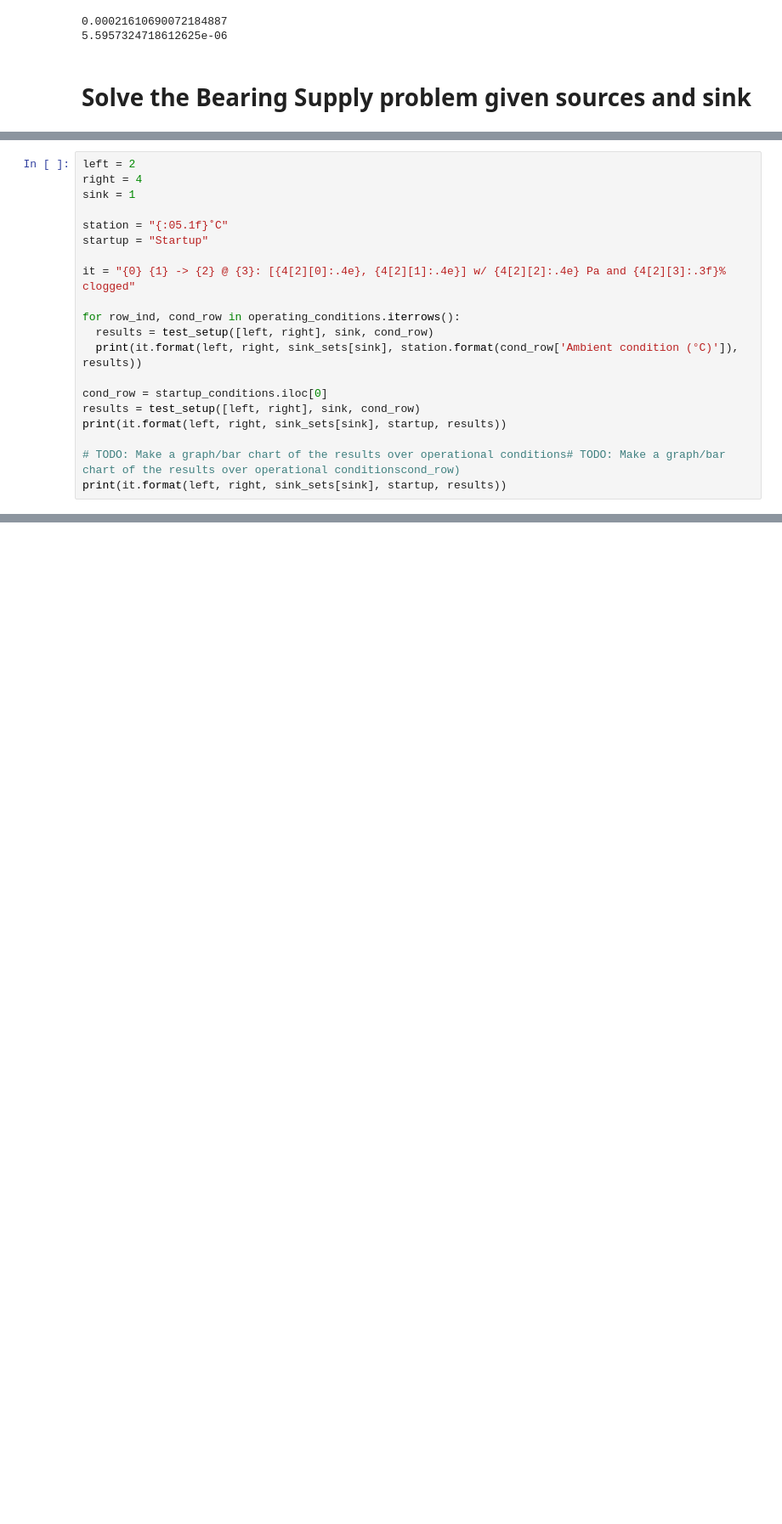
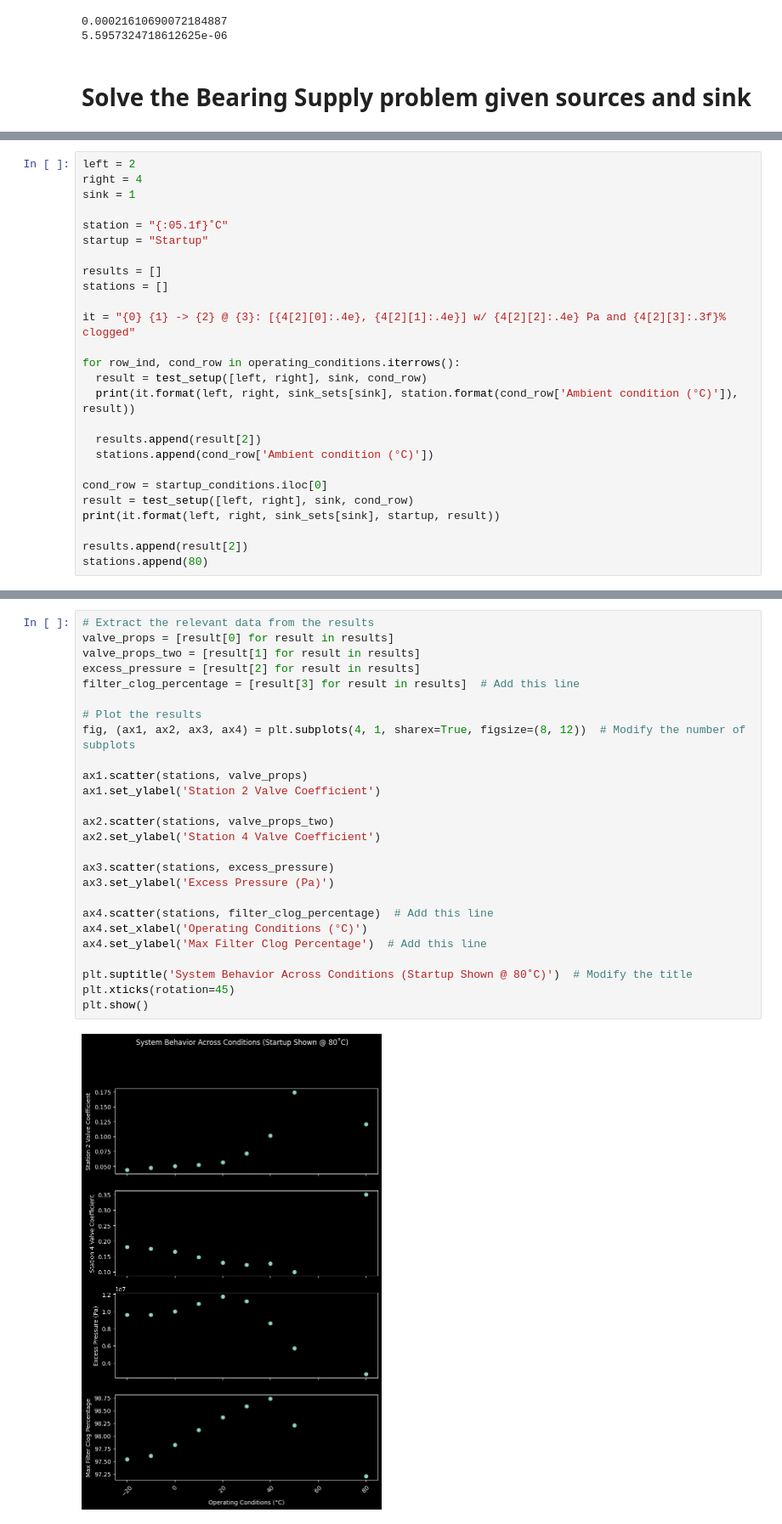
Before and after one commit to Willmac16/DFTS-Team-Seven, a Jupyter notebook: Project1.ipynb, the cells around one changed output, grey strips where cells are left out. Shown: that part at 85% size. Cells and saved outputs as stored; diff of their text form; blank space fills up the shorter version.

Commit message:
Add Plots Across Conditions

```diff
--- a/Project1.ipynb
+++ b/Project1.ipynb
@@ -524,16 +526,22 @@ sink = 1
 station = "{:05.1f}˚C"
 startup = "Startup"
 
+results = []
+stations = []
+
 it = "{0} {1} -> {2} @ {3}: [{4[2][0]:.4e}, {4[2][1]:.4e}] w/ {4[2][2]:.4e} Pa and {4[2][3]:.3f}% clogged"
 
 for row_ind, cond_row in operating_conditions.iterrows():
-  results = test_setup([left, right], sink, cond_row)
-  print(it.format(left, right, sink_sets[sink], station.format(cond_row['Ambient condition (°C)']), results))
+  result = test_setup([left, right], sink, cond_row)
+  print(it.format(left, right, sink_sets[sink], station.format(cond_row['Ambient condition (°C)']), result))
+
+  results.append(result[2])
+  stations.append(cond_row['Ambient condition (°C)'])
 
 cond_row = startup_conditions.iloc[0]
-results = test_setup([left, right], sink, cond_row)
-print(it.format(left, right, sink_sets[sink], startup, results))
+result = test_setup([left, right], sink, cond_row)
+print(it.format(left, right, sink_sets[sink], startup, result))
 
-# TODO: Make a graph/bar chart of the results over operational conditions# TODO: Make a graph/bar chart of the results over operational conditionscond_row)
-print(it.format(left, right, sink_sets[sink], startup, results))
+results.append(result[2])
+stations.append(80)
 # %% [output]
@@ -552,0 +558,28 @@ Executing <Task pending name='Task-3' coro=<Kernel.dispatch_queue() running at /
+# %%
+# Extract the relevant data from the results
+valve_props = [result[0] for result in results]
+valve_props_two = [result[1] for result in results]
+excess_pressure = [result[2] for result in results]
+filter_clog_percentage = [result[3] for result in results]  # Add this line
+
+# Plot the results
+fig, (ax1, ax2, ax3, ax4) = plt.subplots(4, 1, sharex=True, figsize=(8, 12))  # Modify the number of subplots
+
+ax1.scatter(stations, valve_props)
+ax1.set_ylabel('Station 2 Valve Coefficient')
+
+ax2.scatter(stations, valve_props_two)
+ax2.set_ylabel('Station 4 Valve Coefficient')
+
+ax3.scatter(stations, excess_pressure)
+ax3.set_ylabel('Excess Pressure (Pa)')
+
+ax4.scatter(stations, filter_clog_percentage)  # Add this line
+ax4.set_xlabel('Operating Conditions (°C)')
+ax4.set_ylabel('Max Filter Clog Percentage')  # Add this line
+
+plt.suptitle('System Behavior Across Conditions (Startup Shown @ 80˚C)')  # Modify the title
+plt.xticks(rotation=45)
+plt.show()
+# %% [output]
+[figure, added]
```
Also changed, not shown: parts of 5 cells of this notebook.
